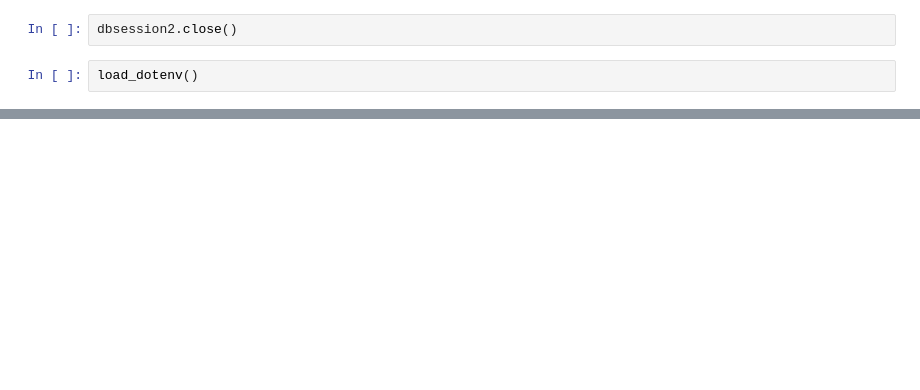
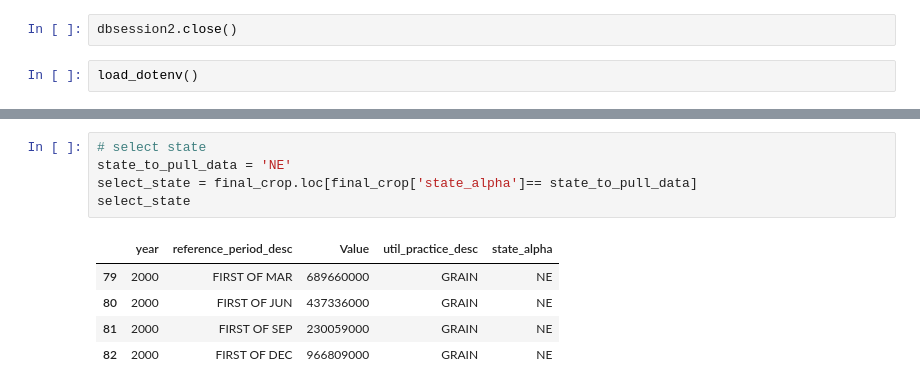
Before and after one commit to stew1922/data_farming, a Jupyter notebook: notebooks/carolina.ipynb, the cells around one changed output, grey strips where cells are left out. Cells and saved outputs as stored; diff of their text form; blank space fills up the shorter version.

```diff
--- a/notebooks/carolina.ipynb
+++ b/notebooks/carolina.ipynb
@@ -350,0 +371,11 @@ final_crop.tail(10)
+# %%
+# select state
+state_to_pull_data = 'NE'
+select_state = final_crop.loc[final_crop['state_alpha']== state_to_pull_data]
+select_state
+# %% [output]
+|  | year | reference_period_desc | Value | util_practice_desc | state_alpha |
+| 79 | 2000 | FIRST OF MAR | 689660000 | GRAIN | NE |
+| 80 | 2000 | FIRST OF JUN | 437336000 | GRAIN | NE |
+| 81 | 2000 | FIRST OF SEP | 230059000 | GRAIN | NE |
+| 82 | 2000 | FIRST OF DEC | 966809000 | GRAIN | NE |
```
Also changed, not shown: parts of 10 cells of this notebook, 4 other files.
